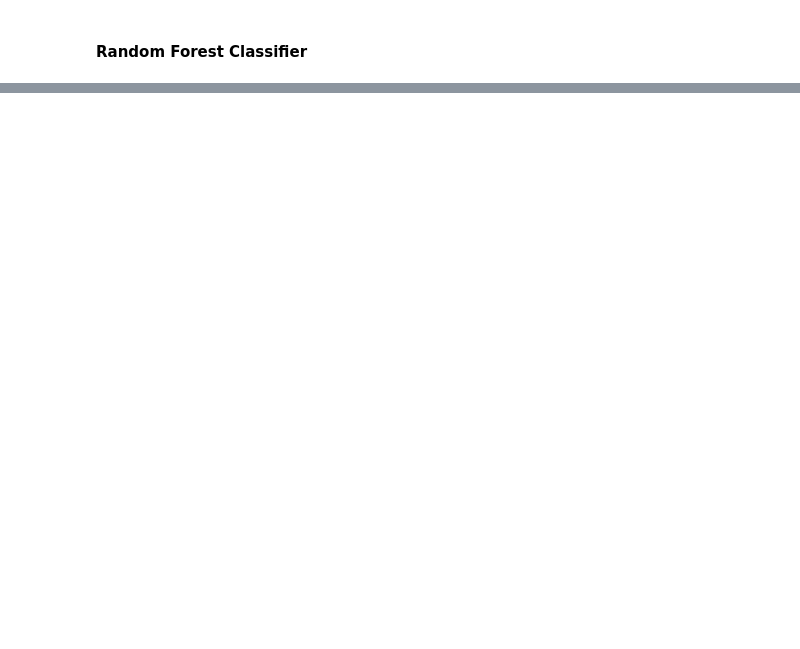
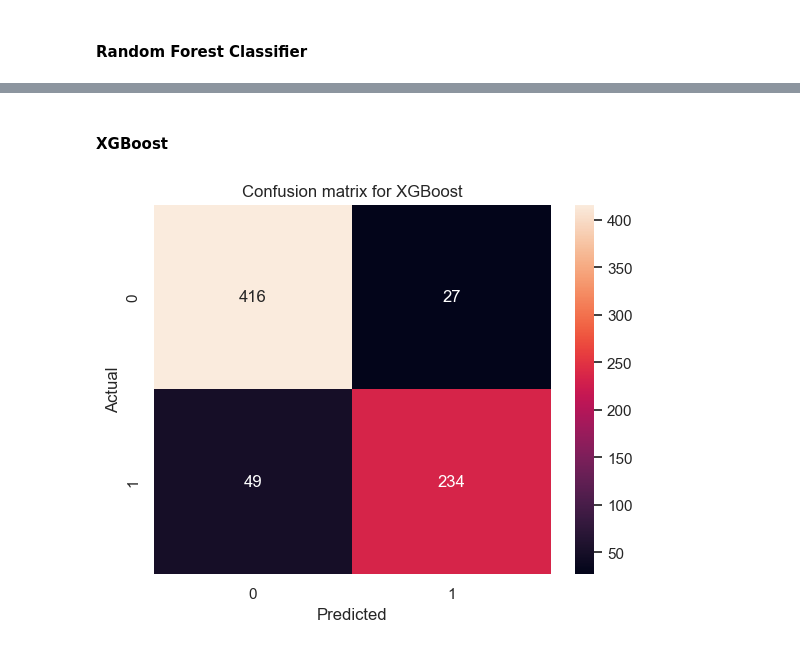
Before and after one commit to yewkiang123/SC1015-Project, a Jupyter notebook: Machine Learning.ipynb, the cells around one changed output, grey strips where cells are left out. Drawn from its saved outputs; the diff is of its cells as text; code cells hidden in the pictures; blank space fills up the shorter version.

```diff
--- a/Machine Learning.ipynb
+++ b/Machine Learning.ipynb
@@ -166,0 +164,18 @@ F1 Score:  0.6274889756420006
+# %% [markdown]
+#### XGBoost
+# %%
+# Create XGBoost model and fit it to the training data
+xg = xgb.XGBClassifier(learning_rate = 0.1, n_estimators = 100)
+xg.fit(predictors_train, response_train)
+
+# Predict on test set
+xg_response_test_pred = xg.predict(predictors_test)
+# %%
+# Plot Confusion Matrix for XGBoost Machine Learning Model
+sb.heatmap(confusion_matrix(response_test, xg_response_test_pred), annot = True, fmt = 'g')
+plt.xlabel('Predicted')
+plt.ylabel('Actual')
+plt.title('Confusion matrix for XGBoost')
+plt.show()
+# %% [output]
+[figure, added]
```
Also changed, not shown: parts of 16 cells of this notebook.
